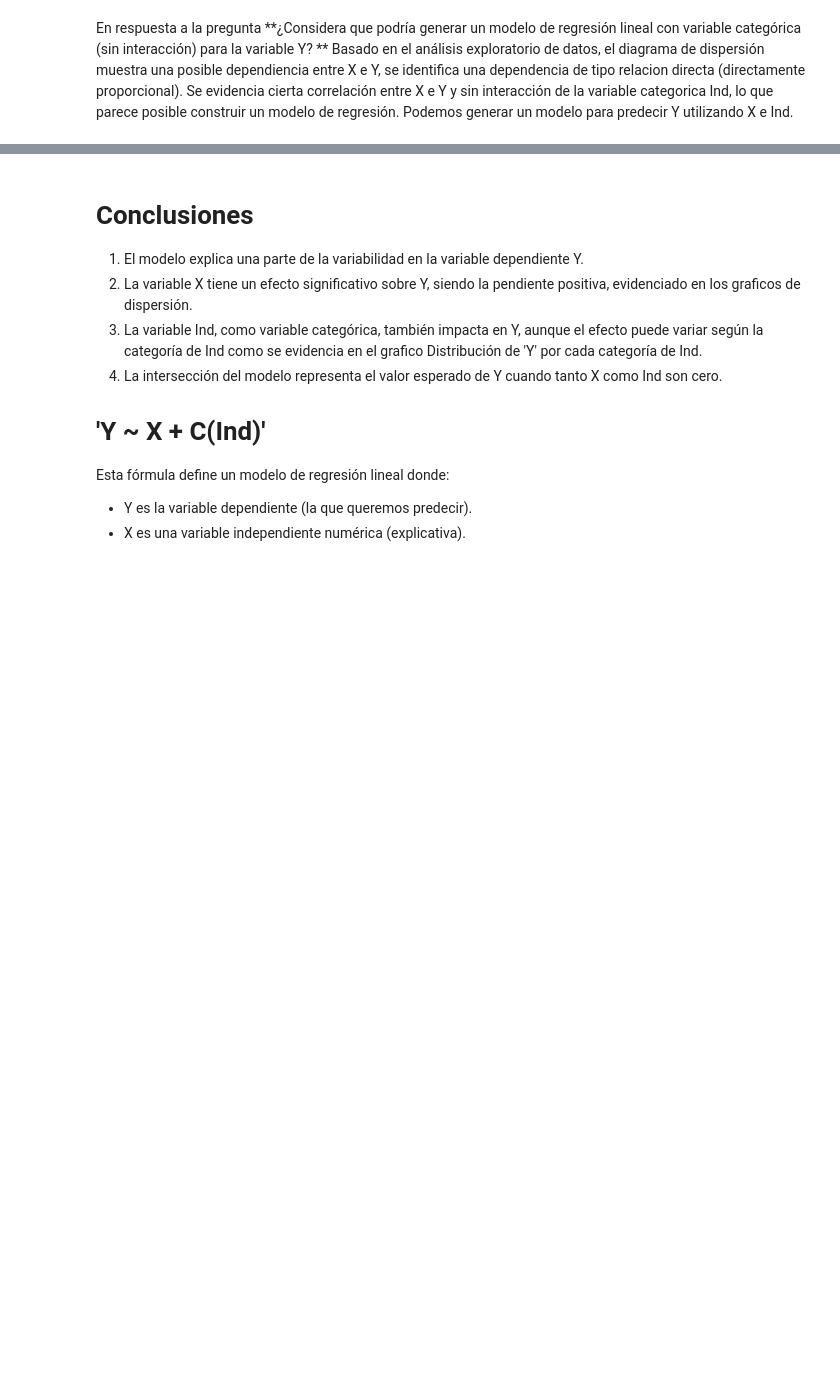
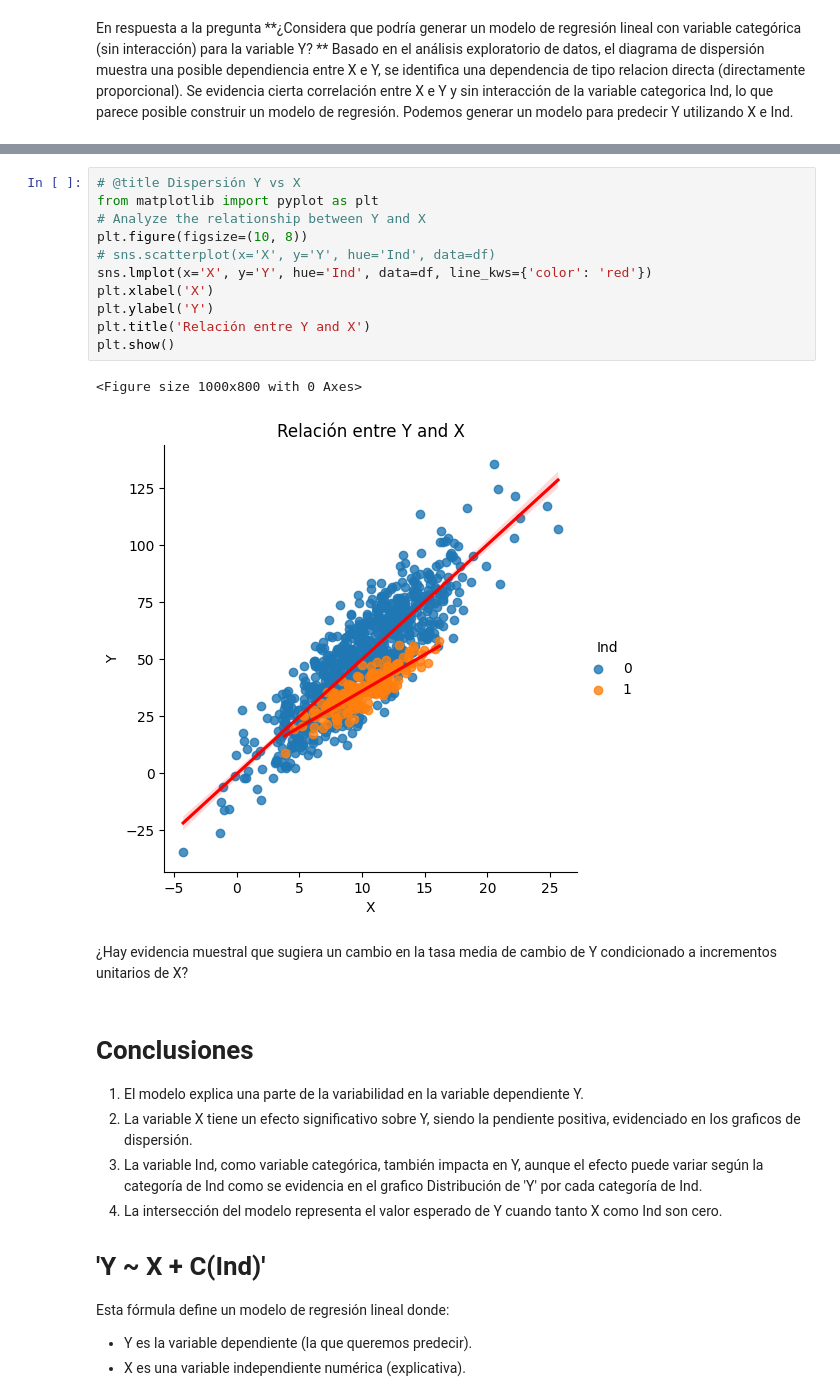
Before and after one commit to cam2149/MachinelearningI, a Jupyter notebook: Examen1.ipynb, the cells around one changed output, grey strips where cells are left out. Drawn from its saved outputs; the diff is of its cells as text; blank space fills up the shorter version.

```diff
--- a/Examen1.ipynb
+++ b/Examen1.ipynb
@@ -234,3 +229,19 @@ Notes:
+# %%
+# @title Dispersión Y vs X
+from matplotlib import pyplot as plt
+# Analyze the relationship between Y and X
+plt.figure(figsize=(10, 8))
+# sns.scatterplot(x='X', y='Y', hue='Ind', data=df)
+sns.lmplot(x='X', y='Y', hue='Ind', data=df, line_kws={'color': 'red'})
+plt.xlabel('X')
+plt.ylabel('Y')
+plt.title('Relación entre Y and X')
+plt.show()
+# %% [output]
+<Figure size 1000x800 with 0 Axes>
+[figure, added]
+# %% [markdown]
+¿Hay evidencia muestral que sugiera un cambio en la tasa media de cambio de Y condicionado a incrementos unitarios de X?
 # %% [markdown]
 # Conclusiones
 
```
Also changed, not shown: parts of 8 cells of this notebook.
